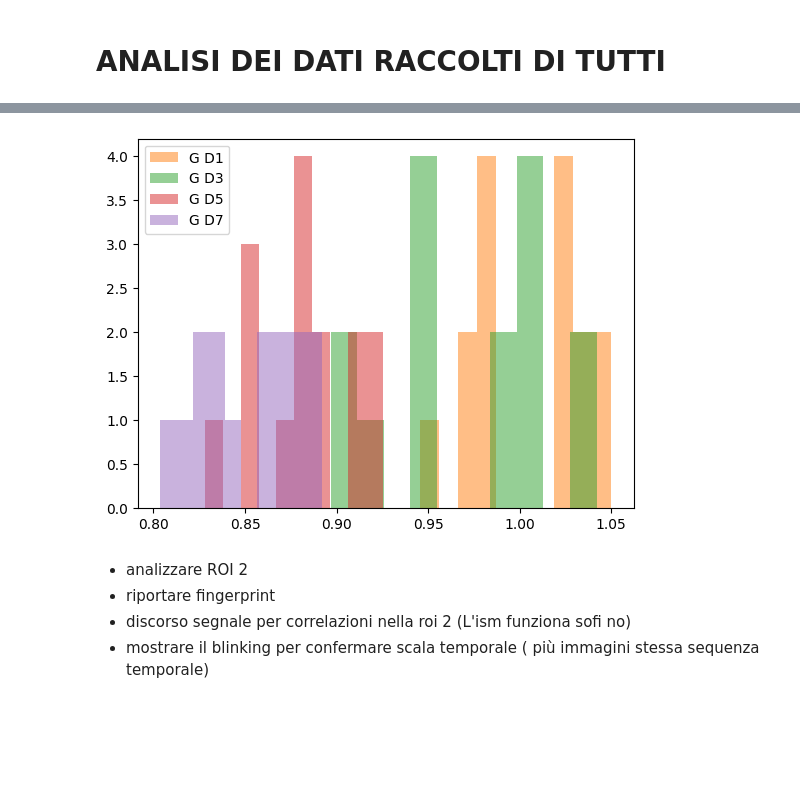
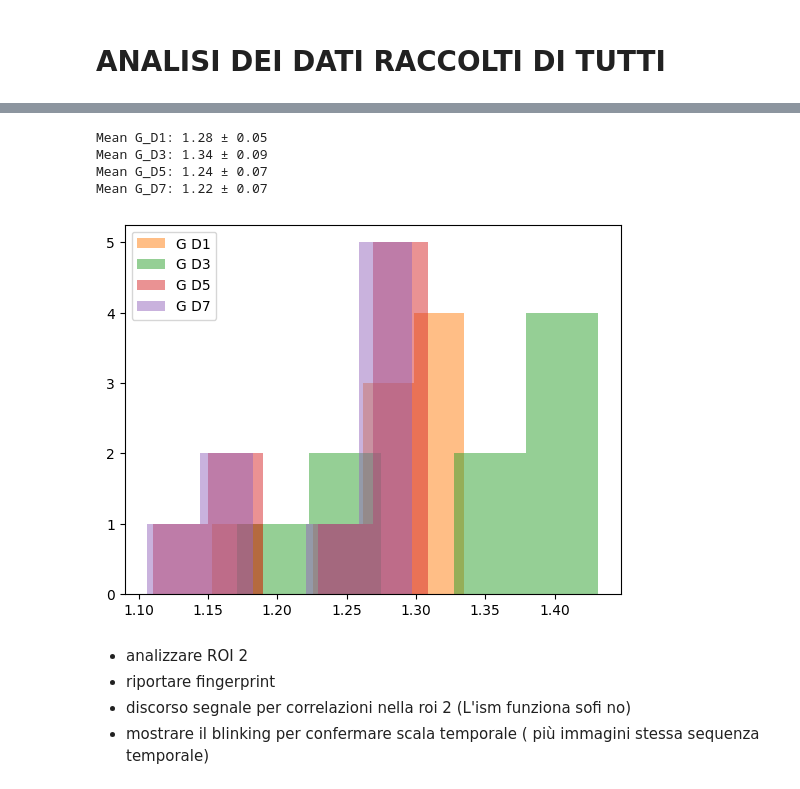
Before and after one commit to CarminatiGiovanni/tesi, a Jupyter notebook: ISM_only.ipynb, the cells around one changed output, grey strips where cells are left out. Saved outputs shown, nothing was run; the diff lists cells and outputs as text; code cells hidden in the pictures; blank space fills up the shorter version.

```diff
--- a/ISM_only.ipynb
+++ b/ISM_only.ipynb
@@ -1156,7 +1156,7 @@ for index in range(len(result)):
 # %% [markdown]
 # ANALISI DEI DATI RACCOLTI DI TUTTI
 # %%
-# ISM_DATAFRAME = pd.read_csv('./images/ISM/ISM_FWHM.csv')
+ISM_DATAFRAME = pd.read_csv('./images/ISM/ISM_FWHM.csv')
 display(ISM_DATAFRAME)
 # %% [output]
 |  | FILE | D0 | ISM D1 | ISM D3 | ISM D5 | ISM D7 | CONFOCALE D1 | CONFOCALE D3 | CONFOCALE D5 | ... |
@@ -1179,17 +1173,26 @@ display(ISM_DATAFRAME)
 # %%
-G_D1 = ISM_DATAFRAME['D0'] / ISM_DATAFRAME['ISM D1']
-G_D3 = ISM_DATAFRAME['D0'] / ISM_DATAFRAME['ISM D3']
-G_D5 = ISM_DATAFRAME['D0'] / ISM_DATAFRAME['ISM D5']
-G_D7 = ISM_DATAFRAME['D0'] / ISM_DATAFRAME['ISM D7']
+G_D1 = ISM_DATAFRAME['CONFOCALE D1'] / ISM_DATAFRAME['ISM D1']
+G_D3 = ISM_DATAFRAME['CONFOCALE D3'] / ISM_DATAFRAME['ISM D3']
+G_D5 = ISM_DATAFRAME['CONFOCALE D5'] / ISM_DATAFRAME['ISM D5']
+G_D7 = ISM_DATAFRAME['CONFOCALE D7'] / ISM_DATAFRAME['ISM D7']
 
-plt.hist(G_D1, bins=10, alpha=0.5, label='G D1', color='tab:orange')
-plt.hist(G_D3, bins=10, alpha=0.5, label='G D3', color='tab:green')
-plt.hist(G_D5, bins=10, alpha=0.5, label='G D5', color='tab:red')
-plt.hist(G_D7, bins=10, alpha=0.5, label='G D7', color='tab:purple')
+print(f"Mean G_D1: {np.mean(G_D1):.2f} ± {np.std(G_D1):.2f}")
+print(f"Mean G_D3: {np.mean(G_D3):.2f} ± {np.std(G_D3):.2f}")
+print(f"Mean G_D5: {np.mean(G_D5):.2f} ± {np.std(G_D5):.2f}")
+print(f"Mean G_D7: {np.mean(G_D7):.2f} ± {np.std(G_D7):.2f}")
+
+plt.hist(G_D1, bins=5, alpha=0.5, label='G D1', color='tab:orange')
+plt.hist(G_D3, bins=5, alpha=0.5, label='G D3', color='tab:green')
+plt.hist(G_D5, bins=5, alpha=0.5, label='G D5', color='tab:red')
+plt.hist(G_D7, bins=5, alpha=0.5, label='G D7', color='tab:purple')
 plt.legend()
 plt.show()
 # %% [output]
+Mean G_D1: 1.28 ± 0.05
+Mean G_D3: 1.34 ± 0.09
+Mean G_D5: 1.24 ± 0.07
+Mean G_D7: 1.22 ± 0.07
-[figure, old version]
+[figure, new version]
 # %% [markdown]
 - analizzare ROI 2
 - riportare fingerprint
```
Also changed, not shown: parts of 1 cell of this notebook.
